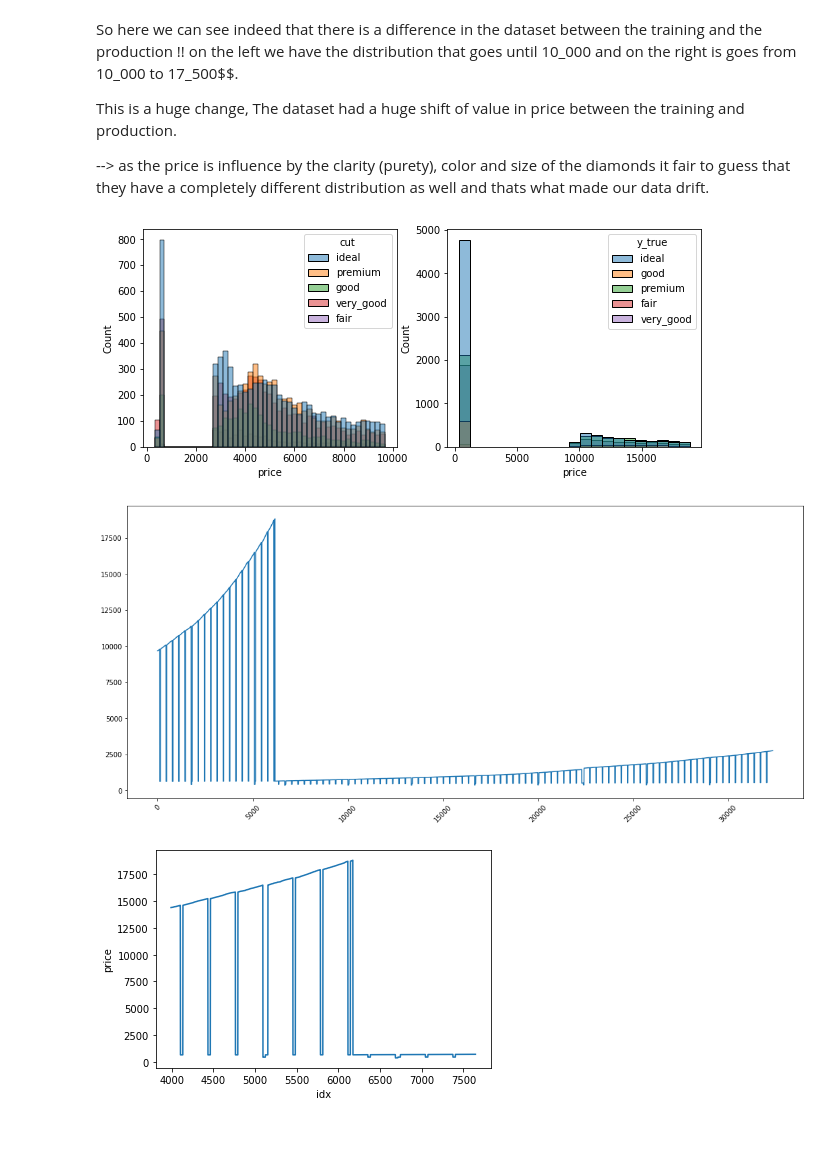
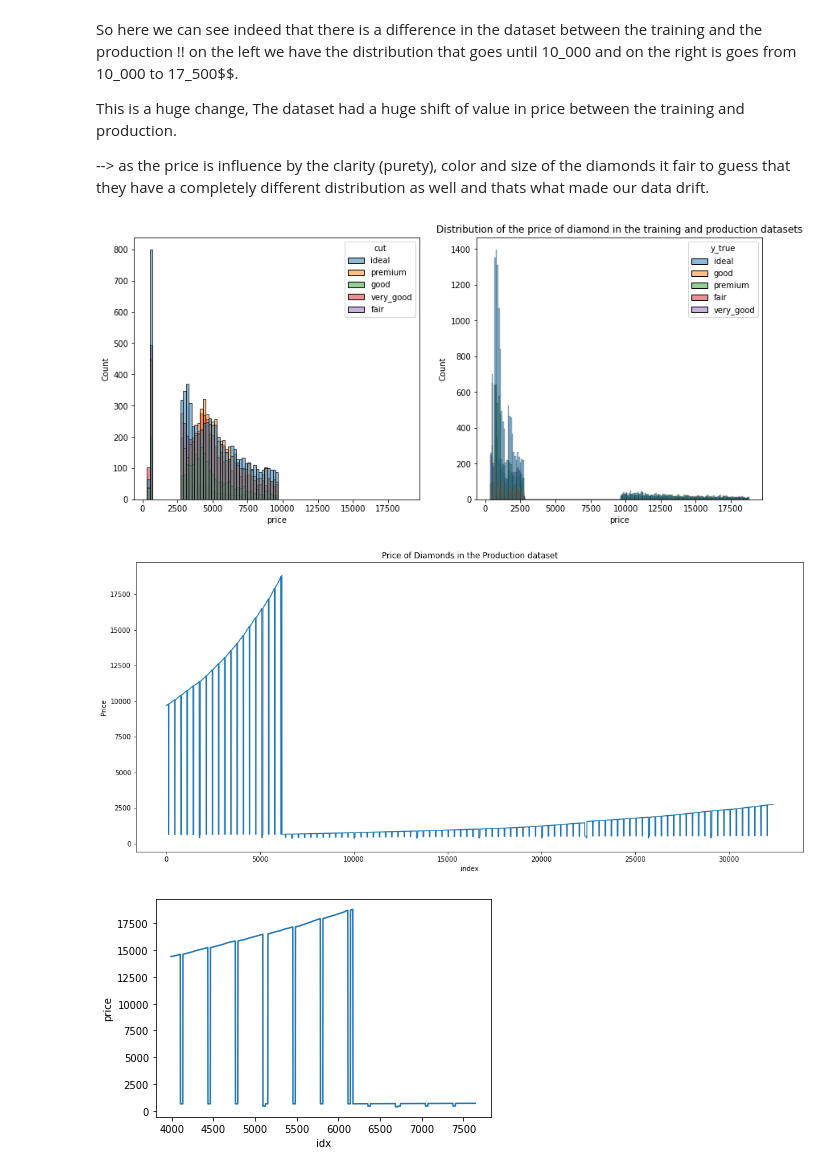
Before and after one commit to ieXLnc/Diamonds_data, a Jupyter notebook: Diamonds Analyse data.ipynb, the cells around one changed output. Saved outputs shown, nothing was run; the diff lists cells and outputs as text; code cells hidden in the pictures; blank space fills up the shorter version.

```diff
--- a/Diamonds Analyse data.ipynb
+++ b/Diamonds Analyse data.ipynb
@@ -126,22 +126,27 @@ This is a huge change, The dataset had a huge shift of value in price between th
 # %%
 palette=sns.color_palette('viridis', df_training.cut.unique().shape[0])
 
-fig,axes = plt.subplots(nrows=1,ncols=2, figsize=(10,2*2))
+fig,axes = plt.subplots(nrows=1,ncols=2, figsize=(14,3*2), sharex=True)
 
 sns.histplot(x='price', color=palette[2], hue='cut' ,ax=axes[0], data=df_training)
 sns.histplot(x='price', color=palette[2],  hue='y_true', ax=axes[1], data=df_prod)
 
+plt.title('Distribution of the price of diamond in the training and production datasets')
+fig.savefig('Plots/distributions_target_trte.png')
 plt.show();
 # %% [output]
-[figure, old version]
+[figure, new version]
 # %%
 f = plt.figure(figsize=(18,8))
 #sns.lineplot(y="price", data=df_prod)
 plt.plot(df_prod.price)
-plt.xticks(rotation=45)
+plt.title('Price of Diamonds in the Production dataset')
+plt.savefig('Plots/droptheprice.png')
+plt.xlabel('index')
+plt.ylabel('Price')
 plt.show();
 # %% [output]
-[figure, old version]
+[figure, new version]
 # %%
 df_prod.loc[(df_prod.timestamp >= '2030-01-01') & (df_prod.timestamp <= '2040-01-01'), 'price'].plot();
 plt.xlabel('idx')
```
Also changed, not shown: parts of 10 cells of this notebook.
